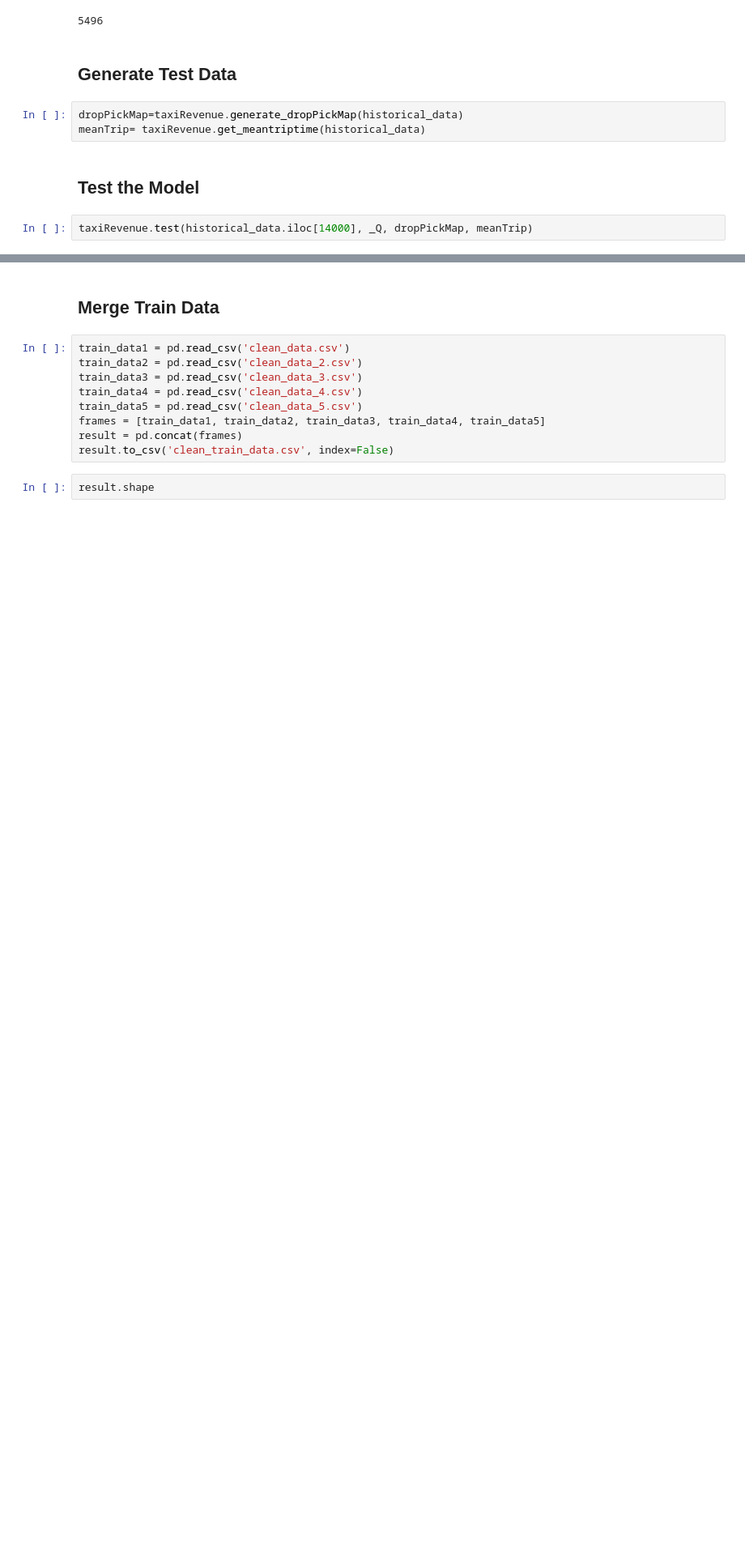
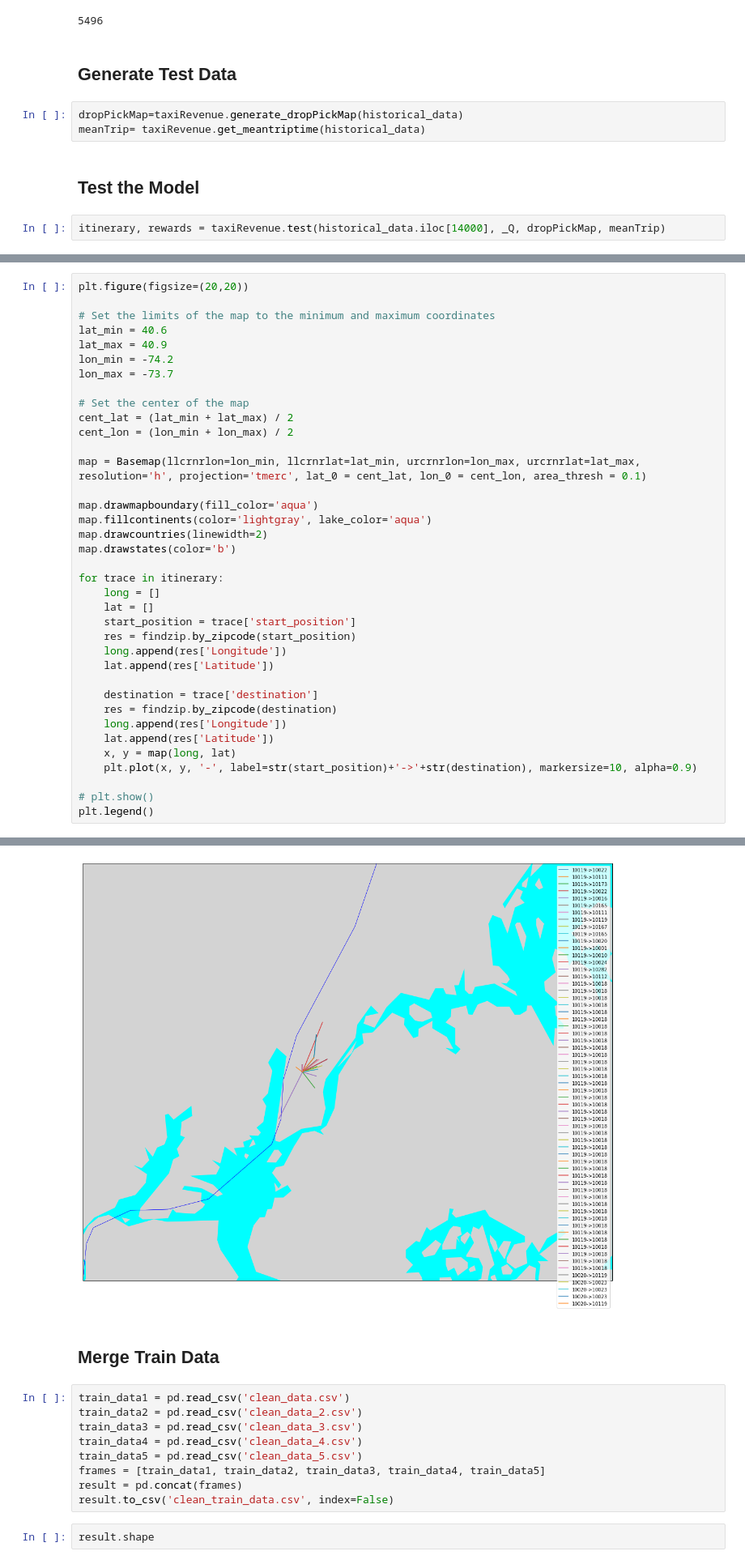
Before and after one commit to marufdsi/TaxiRevenue, a Jupyter notebook: GuidanceOfTaxiDriver.ipynb, the cells around one changed output, grey strips where cells are left out. Shown: that part at 81% size. Drawn from its saved outputs; the diff is of its cells as text; blank space fills up the shorter version.

```diff
--- a/GuidanceOfTaxiDriver.ipynb
+++ b/GuidanceOfTaxiDriver.ipynb
@@ -328,7 +316,7 @@ meanTrip= taxiRevenue.get_meantriptime(historical_data)
 # %% [markdown]
 ## Test the Model
 # %%
-taxiRevenue.test(historical_data.iloc[14000], _Q, dropPickMap, meanTrip)
+itinerary, rewards = taxiRevenue.test(historical_data.iloc[14000], _Q, dropPickMap, meanTrip)
 # %% [output]
 A value is trying to be set on a copy of a slice from a DataFrame
 
@@ -362,0 +356,38 @@ going from  10012  to  10011  at  29.71965401977104
+# %%
+plt.figure(figsize=(20,20))
+
+# Set the limits of the map to the minimum and maximum coordinates
+lat_min = 40.6
+lat_max = 40.9
+lon_min = -74.2
+lon_max = -73.7
+
+# Set the center of the map
+cent_lat = (lat_min + lat_max) / 2
+cent_lon = (lon_min + lon_max) / 2
+
+map = Basemap(llcrnrlon=lon_min, llcrnrlat=lat_min, urcrnrlon=lon_max, urcrnrlat=lat_max, resolution='h', projection='tmerc', lat_0 = cent_lat, lon_0 = cent_lon, area_thresh = 0.1)
+
+map.drawmapboundary(fill_color='aqua')
+map.fillcontinents(color='lightgray', lake_color='aqua')
+map.drawcountries(linewidth=2)
+map.drawstates(color='b')
+
+for trace in itinerary:
+    long = []
+    lat = []
+    start_position = trace['start_position']
+    res = findzip.by_zipcode(start_position)
+    long.append(res['Longitude'])
+    lat.append(res['Latitude'])
+
+    destination = trace['destination']
+    res = findzip.by_zipcode(destination)
+    long.append(res['Longitude'])
+    lat.append(res['Latitude'])
+    x, y = map(long, lat)
+    plt.plot(x, y, '-', label=str(start_position)+'->'+str(destination), markersize=10, alpha=0.9)
+
+# plt.show()
+plt.legend()
+# %% [output]
@@ -363,3 +395,4 @@ going from  10012  to  10011  at  29.71965401977104
+[figure, added]
 # %% [markdown]
 ## Merge Train Data
 # %%
```
Also changed, not shown: parts of 7 cells of this notebook.
